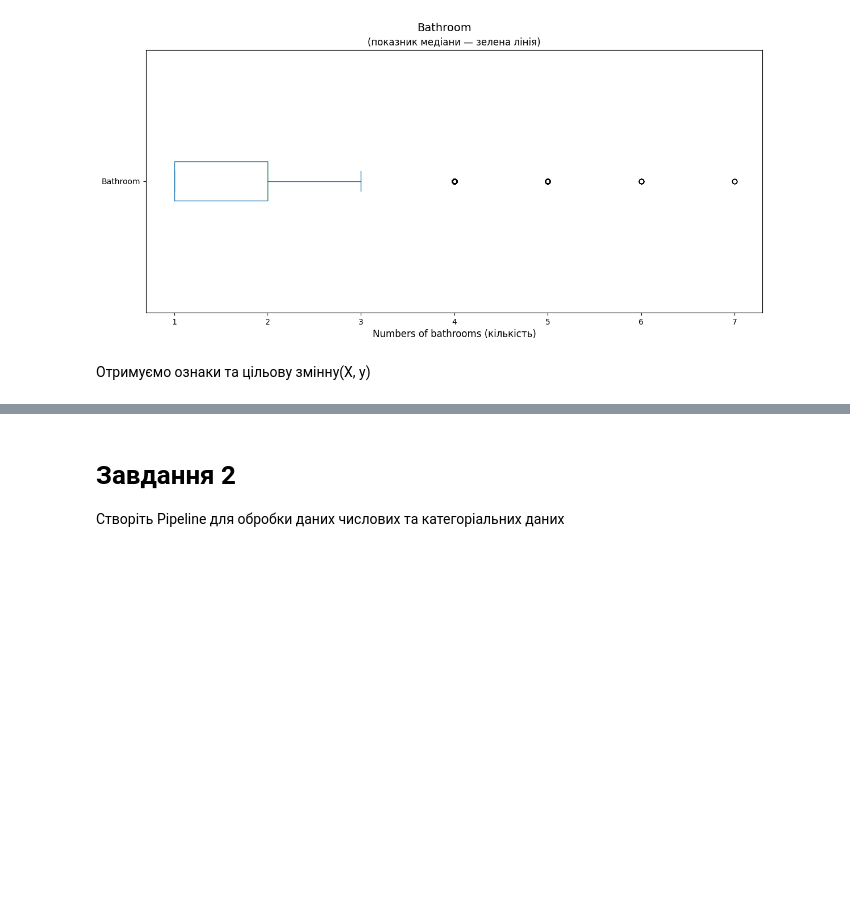
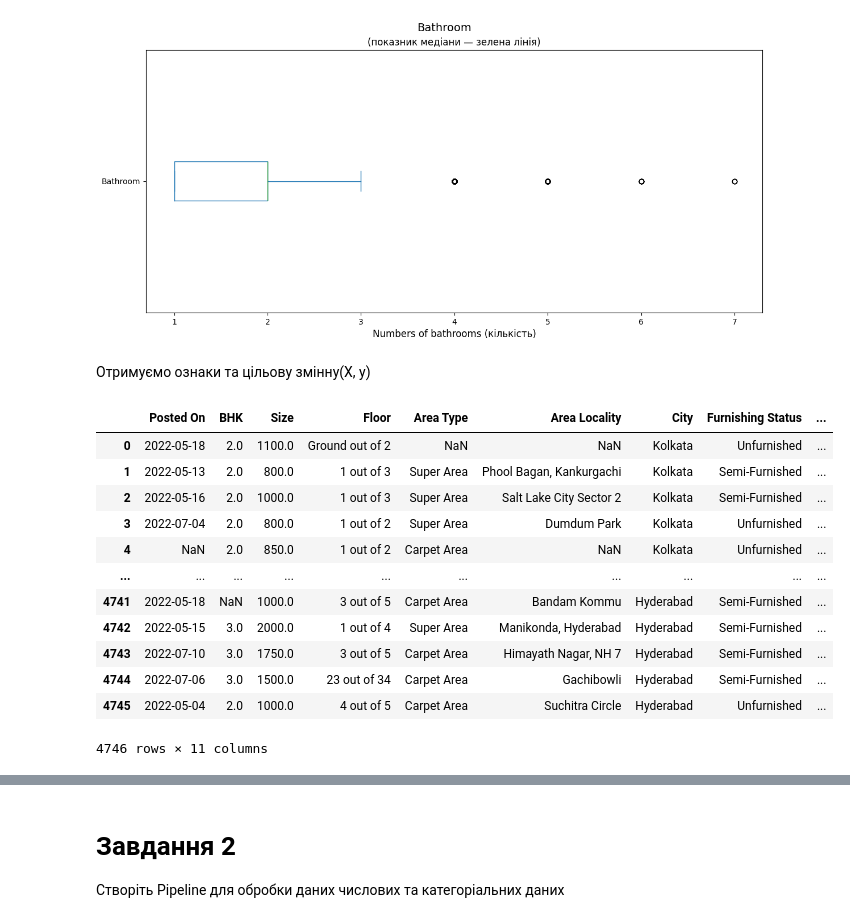
Before and after one commit to ValeriiSlynko/IT-STEP-Practice, a Jupyter notebook: Practice_Pandas/HmWrk3_Pandas(Pipeline & Tree).ipynb, the cells around one changed output, grey strips where cells are left out. Saved outputs shown, nothing was run; the diff lists cells and outputs as text; code cells hidden in the pictures; blank space fills up the shorter version.

```diff
--- a/Practice_Pandas/HmWrk3_Pandas(Pipeline & Tree).ipynb
+++ b/Practice_Pandas/HmWrk3_Pandas(Pipeline & Tree).ipynb
@@ -245,3 +242,21 @@ Text(0.5, 0, 'Numbers of bathrooms (кількість)')
 [figure]
 # %% [markdown]
 Отримуємо ознаки та цільову змінну(X, y)
+# %%
+y = df['Rent']
+X = df.drop(columns='Rent')
+X
+# %% [output]
+|  | Posted On | BHK | Size | Floor | Area Type | Area Locality | City | Furnishing Status | ... |
+| 0 | 2022-05-18 | 2.0 | 1100.0 | Ground out of 2 | NaN | NaN | Kolkata | Unfurnished | ... |
+| 1 | 2022-05-13 | 2.0 | 800.0 | 1 out of 3 | Super Area | Phool Bagan, Kankurgachi | Kolkata | Semi-Furnished | ... |
+| 2 | 2022-05-16 | 2.0 | 1000.0 | 1 out of 3 | Super Area | Salt Lake City Sector 2 | Kolkata | Semi-Furnished | ... |
+| 3 | 2022-07-04 | 2.0 | 800.0 | 1 out of 2 | Super Area | Dumdum Park | Kolkata | Unfurnished | ... |
+| 4 | NaN | 2.0 | 850.0 | 1 out of 2 | Carpet Area | NaN | Kolkata | Unfurnished | ... |
+| ... | ... | ... | ... | ... | ... | ... | ... | ... | ... |
+| 4741 | 2022-05-18 | NaN | 1000.0 | 3 out of 5 | Carpet Area | Bandam Kommu | Hyderabad | Semi-Furnished | ... |
+| 4742 | 2022-05-15 | 3.0 | 2000.0 | 1 out of 4 | Super Area | Manikonda, Hyderabad | Hyderabad | Semi-Furnished | ... |
+| 4743 | 2022-07-10 | 3.0 | 1750.0 | 3 out of 5 | Carpet Area | Himayath Nagar, NH 7 | Hyderabad | Semi-Furnished | ... |
+| 4744 | 2022-07-06 | 3.0 | 1500.0 | 23 out of 34 | Carpet Area | Gachibowli | Hyderabad | Semi-Furnished | ... |
+| 4745 | 2022-05-04 | 2.0 | 1000.0 | 4 out of 5 | Carpet Area | Suchitra Circle | Hyderabad | Unfurnished | ... |
+4746 rows × 11 columns
```
Also changed, not shown: parts of 17 cells of this notebook.
